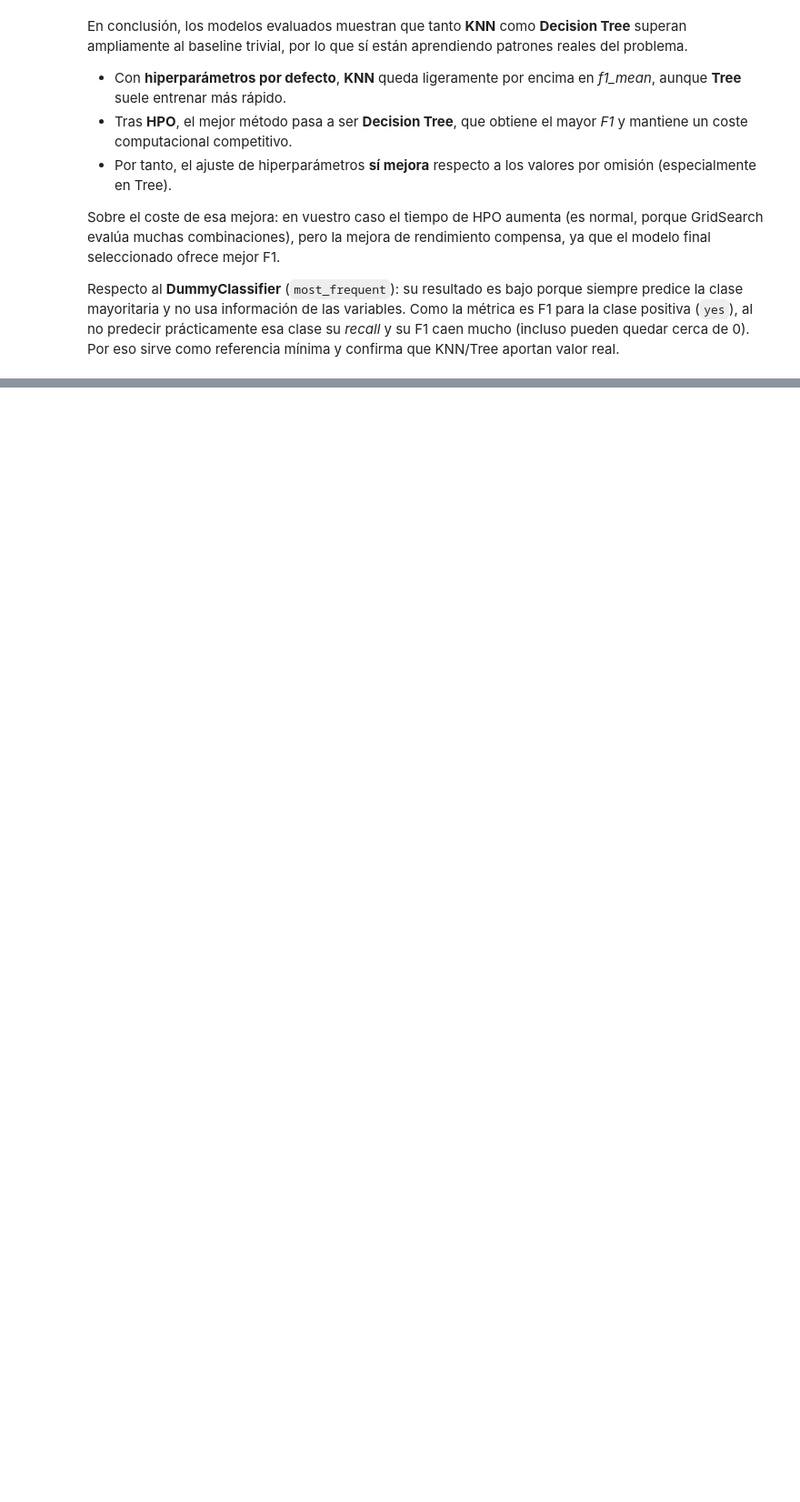
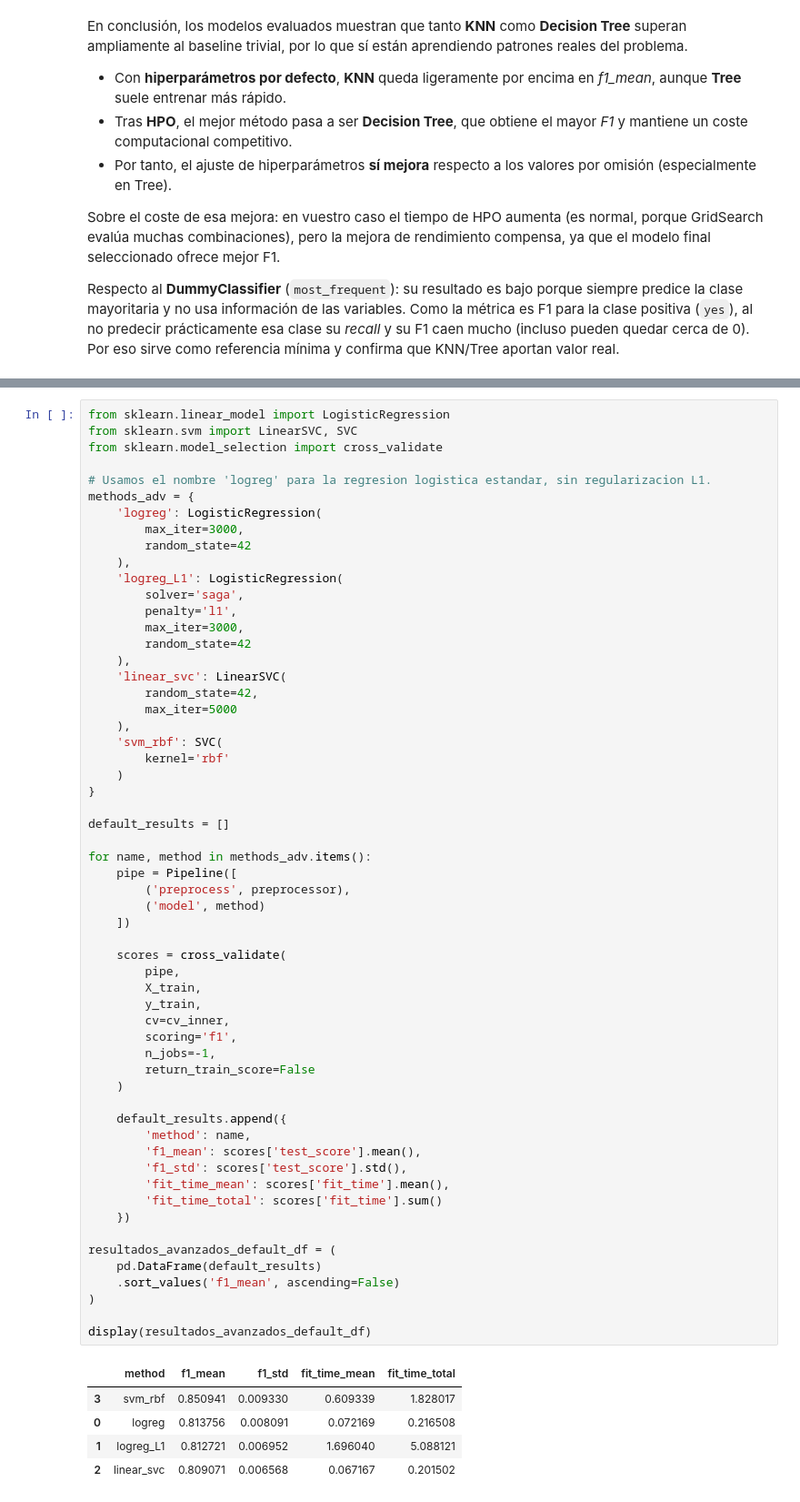
Before and after one commit to 100522202/clasificacion-prediccion-streamlit-aa, a Jupyter notebook: EDA.ipynb, the cells around one changed output, grey strips where cells are left out. Shown at 91% size. Saved outputs shown, nothing was run; the diff lists cells and outputs as text; blank space fills up the shorter version.

```diff
--- a/EDA.ipynb
+++ b/EDA.ipynb
@@ -594,0 +621,64 @@ Respecto al **DummyClassifier** (`most_frequent`): su resultado es bajo porque s
+# %%
+from sklearn.linear_model import LogisticRegression
+from sklearn.svm import LinearSVC, SVC
+from sklearn.model_selection import cross_validate
+
+# Usamos el nombre 'logreg' para la regresion logistica estandar, sin regularizacion L1.
+methods_adv = {
+    'logreg': LogisticRegression(
+        max_iter=3000,
+        random_state=42
+    ),
+    'logreg_L1': LogisticRegression(
+        solver='saga',
+        penalty='l1',
+        max_iter=3000,
+        random_state=42
+    ),
+    'linear_svc': LinearSVC(
+        random_state=42,
+        max_iter=5000
+    ),
+    'svm_rbf': SVC(
+        kernel='rbf'
+    )
+}
+
+default_results = []
+
+for name, method in methods_adv.items():
+    pipe = Pipeline([
+        ('preprocess', preprocessor),
+        ('model', method)
+    ])
+
+    scores = cross_validate(
+        pipe,
+        X_train,
+        y_train,
+        cv=cv_inner,
+        scoring='f1',
+        n_jobs=-1,
+        return_train_score=False
+    )
+
+    default_results.append({
+        'method': name,
+        'f1_mean': scores['test_score'].mean(),
+        'f1_std': scores['test_score'].std(),
+        'fit_time_mean': scores['fit_time'].mean(),
+        'fit_time_total': scores['fit_time'].sum()
+    })
+
+resultados_avanzados_default_df = (
+    pd.DataFrame(default_results)
+    .sort_values('f1_mean', ascending=False)
+)
+
+display(resultados_avanzados_default_df)
+# %% [output]
+|  | method | f1_mean | f1_std | fit_time_mean | fit_time_total |
+| 3 | svm_rbf | 0.850941 | 0.009330 | 0.609339 | 1.828017 |
+| 0 | logreg | 0.813756 | 0.008091 | 0.072169 | 0.216508 |
+| 1 | logreg_L1 | 0.812721 | 0.006952 | 1.696040 | 5.088121 |
+| 2 | linear_svc | 0.809071 | 0.006568 | 0.067167 | 0.201502 |
```
Also changed, not shown: parts of 23 cells of this notebook, 1 other file.
